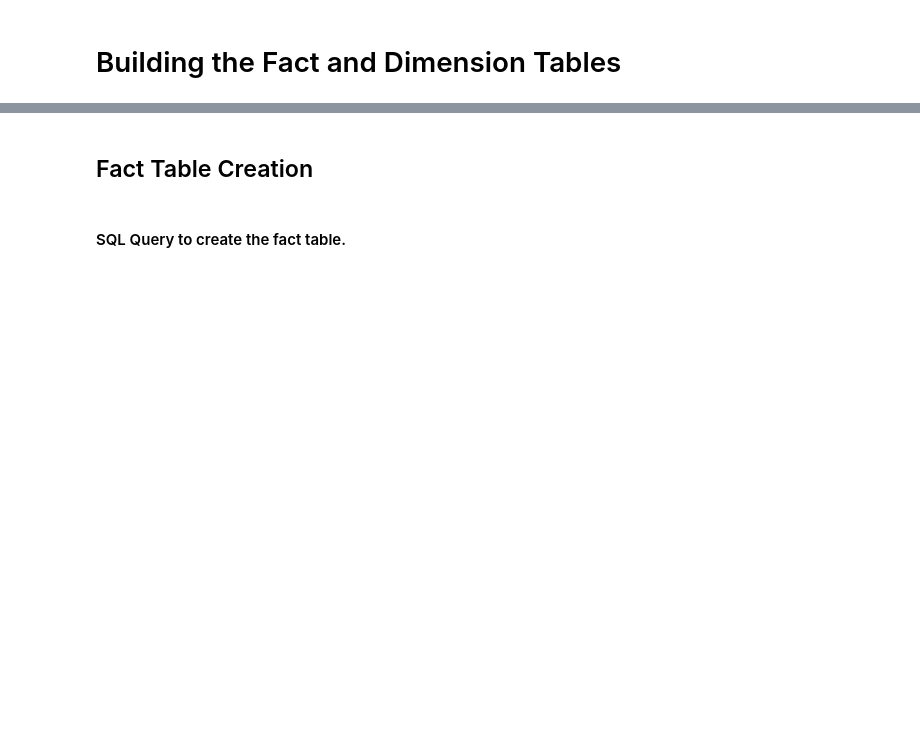
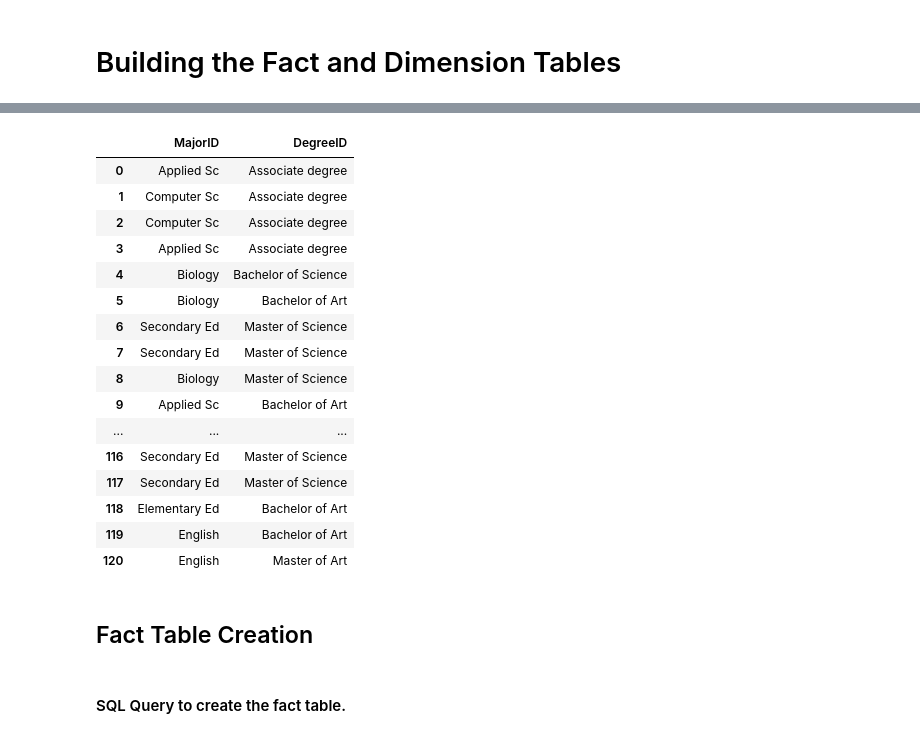
Before and after one commit to JoshuaFarara/DataWarehouse_ProjectReport, a Jupyter notebook: CreateFactDimTables.ipynb, the cells around one changed output, grey strips where cells are left out. Cells and saved outputs as stored; diff of their text form; code cells hidden in the pictures; blank space fills up the shorter version.

```diff
--- a/CreateFactDimTables.ipynb
+++ b/CreateFactDimTables.ipynb
@@ -41,3 +40,23 @@ Integrated_Data
+# %%
+Integrated_Data[['MajorID','DegreeID']]
+# %% [output]
+|  | MajorID | DegreeID |
+| 0 | Applied Sc | Associate degree |
+| 1 | Computer Sc | Associate degree |
+| 2 | Computer Sc | Associate degree |
+| 3 | Applied Sc | Associate degree |
+| 4 | Biology | Bachelor of Science |
+| 5 | Biology | Bachelor of Art |
+| 6 | Secondary Ed | Master of Science |
+| 7 | Secondary Ed | Master of Science |
+| 8 | Biology | Master of Science |
+| 9 | Applied Sc | Bachelor of Art |
+| ... | ... | ... |
+| 116 | Secondary Ed | Master of Science |
+| 117 | Secondary Ed | Master of Science |
+| 118 | Elementary Ed | Bachelor of Art |
+| 119 | English | Bachelor of Art |
+| 120 | English | Master of Art |
 # %% [markdown]
 ## Fact Table Creation
 # %% [markdown]
```
Also changed, not shown: parts of 2 cells of this notebook, 2 other files.
